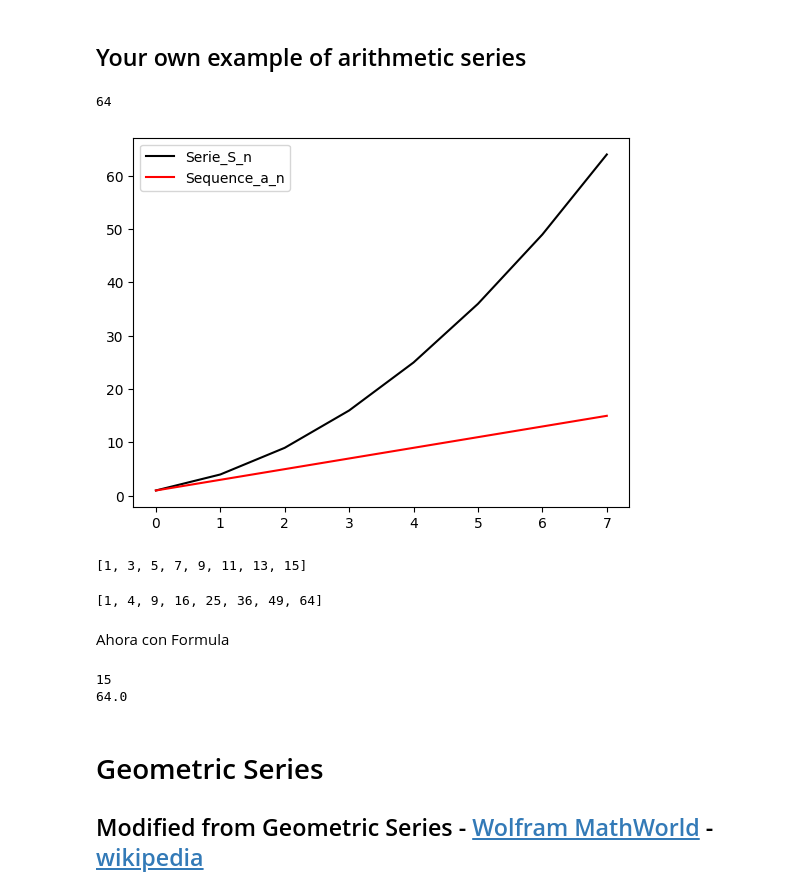
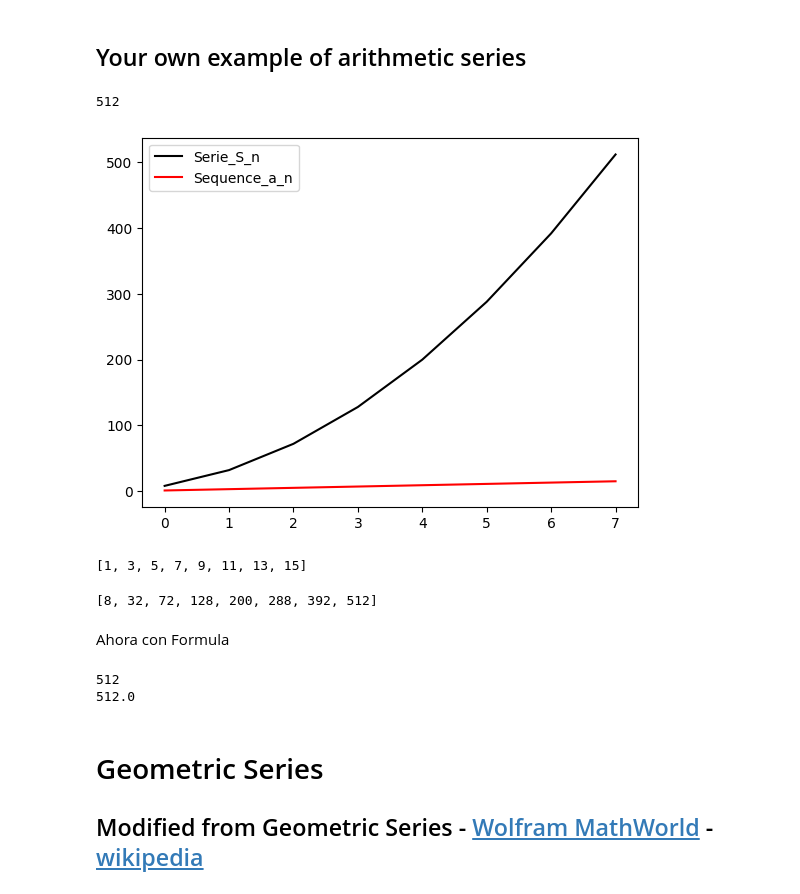
Before and after one commit to jivegabe/MetNumUN2023I, a Jupyter notebook: Lab1/jivegabeArithmeticSeriesGeometricSeriesPowerSums.ipynb, the cells around one changed output. Drawn from its saved outputs; the diff is of its cells as text; code cells hidden in the pictures.

```diff
--- a/Lab1/jivegabeArithmeticSeriesGeometricSeriesPowerSums.ipynb
+++ b/Lab1/jivegabeArithmeticSeriesGeometricSeriesPowerSums.ipynb
@@ -215,27 +219,28 @@ plt.legend()
 # %%
 import matplotlib.pyplot as plt
 
 n = 16 #must be pair
+d = 8
 S_n = 0
 Serie_S_n=[]
 Sequence_a_n =[]
 for i in range(1,n+1):
   if (i%2==1):
     a_n = i
     #print("S_n:" + str(S_n) + ", a_n:" + str(a_n) )
-    S_n = S_n + a_n
+    S_n = S_n + a_n*d
     if(i<=40):
       Serie_S_n.append(S_n)
       Sequence_a_n.append(i)
 
 
 plt.plot(Serie_S_n, color='black',label='Serie_S_n')
 plt.plot(Sequence_a_n, color='red',label='Sequence_a_n')
 plt.legend()
 print(S_n)
 # %% [output]
-64
+512
-[figure, old version]
+[figure, new version]
 # %%
 print(Sequence_a_n)
 # %% [output]
@@ -243,15 +248,15 @@ print(Sequence_a_n)
 # %%
 print(Serie_S_n)
 # %% [output]
-[1, 4, 9, 16, 25, 36, 49, 64]
+[8, 32, 72, 128, 200, 288, 392, 512]
 # %% [markdown]
 Ahora con Formula
 # %%
-print(a_n)
-print((n/4)*(1+a_n))
+print(S_n)
+print((n/4)*(1+a_n)*d)
 # %% [output]
-15
-64.0
+512
+512.0
 # %% [markdown]
 # Geometric Series
 
```
Also changed, not shown: parts of 2 cells of this notebook.
